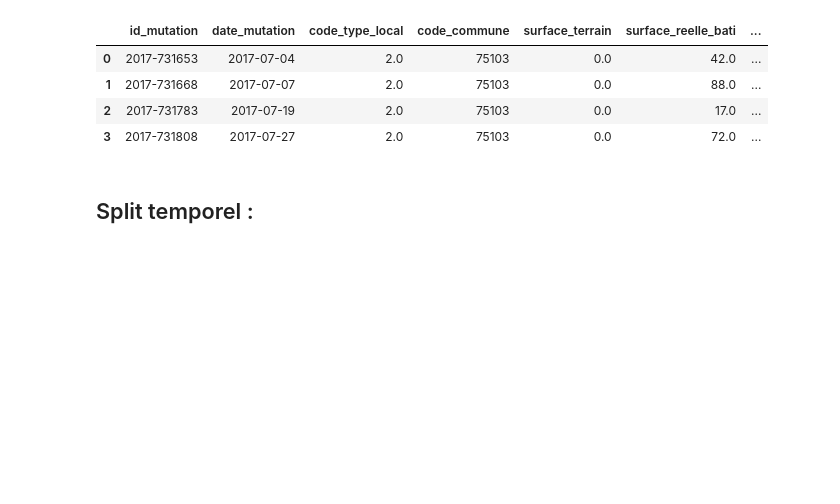
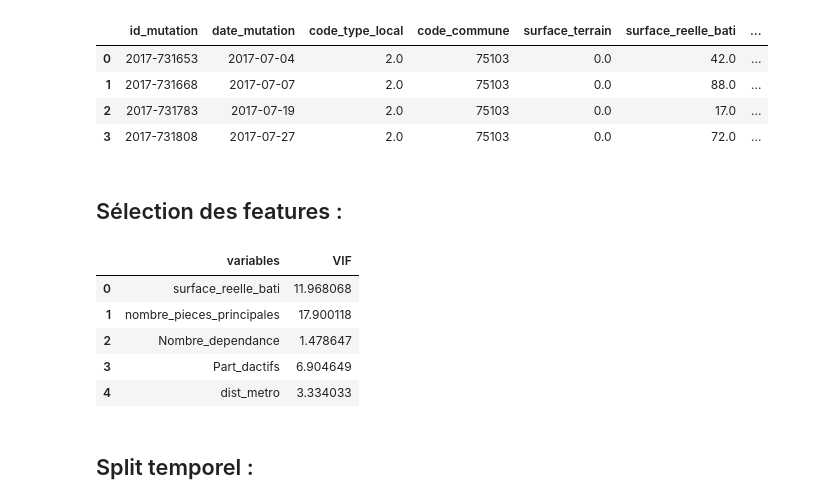
Before and after one commit to Clotilde-23/BDC, a Jupyter notebook: Notebooks/Model_flats_paris.ipynb, the cells around one changed output. Cells and saved outputs as stored; diff of their text form; code cells hidden in the pictures; blank space fills up the shorter version.

```diff
--- a/Notebooks/Model_flats_paris.ipynb
+++ b/Notebooks/Model_flats_paris.ipynb
@@ -27,7 +27,7 @@ from sklearn.metrics import mean_absolute_percentage_error
 #### Import de la base
 # %%
 #df_Paris = pd.read_csv('../Data/update_data/df_Paris_Processed_Louise.csv', low_memory = False, encoding = 'latin1')
-df = pd.read_csv('../Data/df_Paris_appartement.csv', low_memory = False, encoding = 'latin1')
+df = pd.read_csv('.../df_Paris_appartement.csv', low_memory = False, encoding = 'latin1')
 # %%
 max_prix = np.quantile(df.Prix_m2, 0.9999)
 min_prix = np.quantile(df.Prix_m2, 0.001)
@@ -58,6 +58,20 @@ dummies_pr_var_continues(df, 'dist_metro', 0.01)
 dummies_pr_var_continues(df, 'Nombre_dependance', 0)
 dummies_pr_var_continues(df, 'Ec_maternelle', 0)
 dummies_pr_var_continues(df, 'Ec_elementaire', 0)
+# %% [markdown]
+## Sélection des features :
+# %%
+df_test = df[['surface_reelle_bati',
+        'nombre_pieces_principales','Nombre_dependance','Part_dactifs','dist_metro']]
+# %%
+calc_vif(df_test)
+# %% [output]
+|  | variables | VIF |
+| 0 | surface_reelle_bati | 11.968068 |
+| 1 | nombre_pieces_principales | 17.900118 |
+| 2 | Nombre_dependance | 1.478647 |
+| 3 | Part_dactifs | 6.904649 |
+| 4 | dist_metro | 3.334033 |
 # %% [markdown]
 ## Split temporel :
 # %%
```
Also changed, not shown: parts of 19 cells of this notebook.
